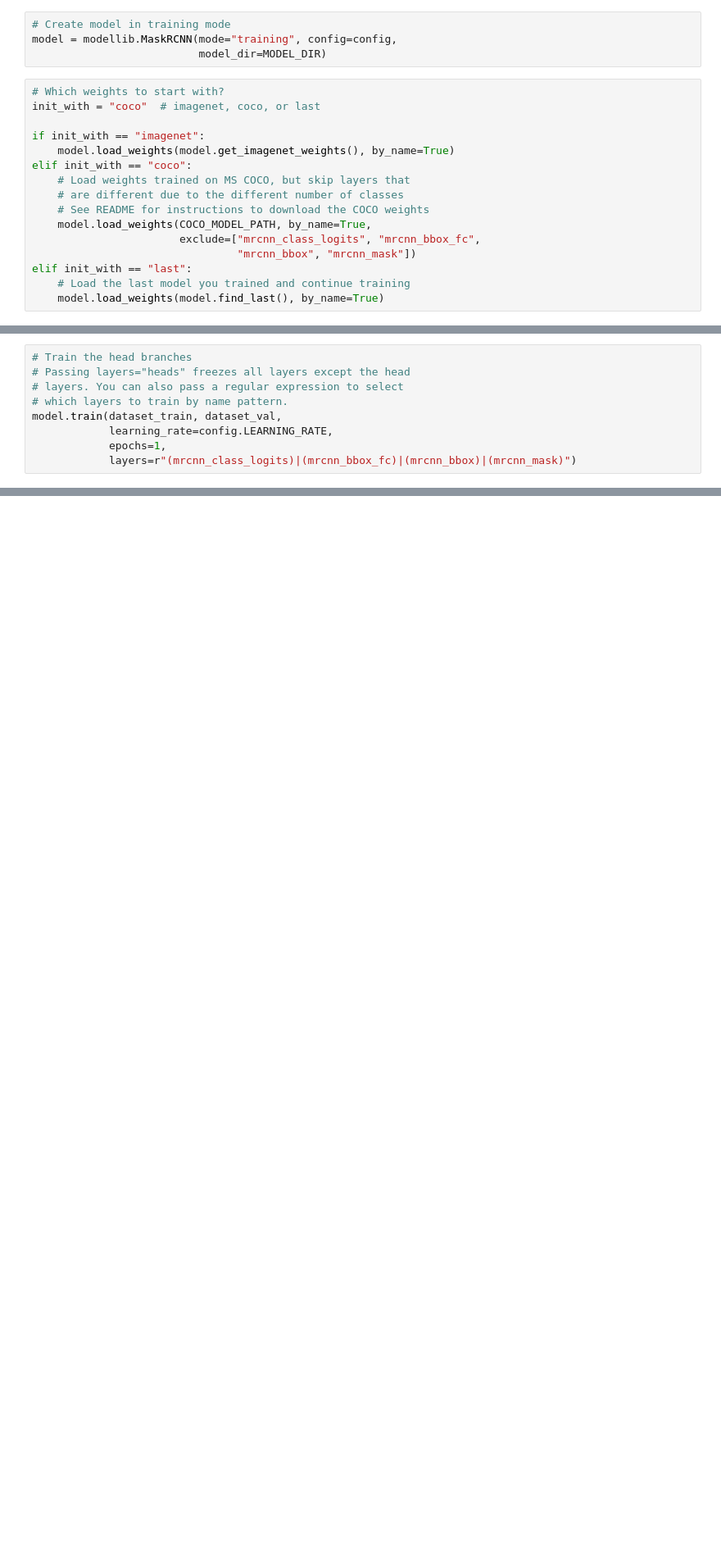
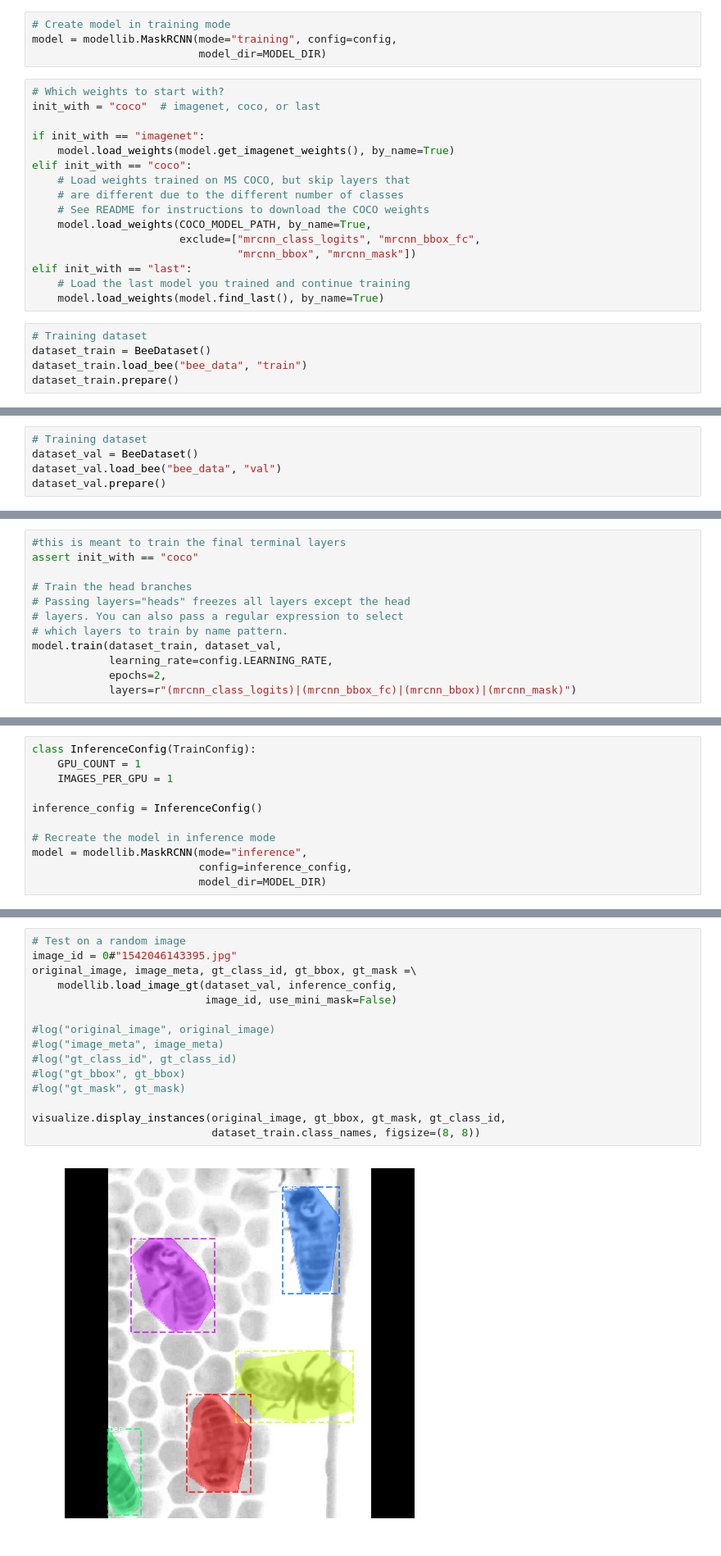
Before and after one commit to umd-fire-coml/BeeTrack, a Jupyter notebook: scripts/bee_mask.ipynb, the cells around one changed output, grey strips where cells are left out. Shown at 82% size. Saved outputs shown, nothing was run; the diff lists cells and outputs as text; blank space fills up the shorter version.

Commit message:
Preliminary training
eh results not so good but with more data we should be ok
the foundation for training is mostly here

```diff
--- a/scripts/bee_mask.ipynb
+++ b/scripts/bee_mask.ipynb
@@ -199,3 +291,8 @@ elif init_with == "coco":
 elif init_with == "last":
     # Load the last model you trained and continue training
     model.load_weights(model.find_last(), by_name=True)
+# %%
+# Training dataset
+dataset_train = BeeDataset()
+dataset_train.load_bee("bee_data", "train")
+dataset_train.prepare()
@@ -201,0 +303,5 @@ elif init_with == "last":
+# %%
+# Training dataset
+dataset_val = BeeDataset()
+dataset_val.load_bee("bee_data", "val")
+dataset_val.prepare()
@@ -202,9 +310,12 @@ elif init_with == "last":
 # %%
+#this is meant to train the final terminal layers
+assert init_with == "coco"
+
 # Train the head branches
 # Passing layers="heads" freezes all layers except the head
 # layers. You can also pass a regular expression to select
 # which layers to train by name pattern.
 model.train(dataset_train, dataset_val,
             learning_rate=config.LEARNING_RATE,
-            epochs=1,
+            epochs=2,
             layers=r"(mrcnn_class_logits)|(mrcnn_bbox_fc)|(mrcnn_bbox)|(mrcnn_mask)")
@@ -210,0 +346,11 @@ model.train(dataset_train, dataset_val,
+# %%
+class InferenceConfig(TrainConfig):
+    GPU_COUNT = 1
+    IMAGES_PER_GPU = 1
+
+inference_config = InferenceConfig()
+
+# Recreate the model in inference mode
+model = modellib.MaskRCNN(mode="inference",
+                          config=inference_config,
+                          model_dir=MODEL_DIR)
@@ -210,0 +369,17 @@ model.train(dataset_train, dataset_val,
+# %%
+# Test on a random image
+image_id = 0#"1542046143395.jpg"
+original_image, image_meta, gt_class_id, gt_bbox, gt_mask =\
+    modellib.load_image_gt(dataset_val, inference_config,
+                           image_id, use_mini_mask=False)
+
+#log("original_image", original_image)
+#log("image_meta", image_meta)
+#log("gt_class_id", gt_class_id)
+#log("gt_bbox", gt_bbox)
+#log("gt_mask", gt_mask)
+
+visualize.display_instances(original_image, gt_bbox, gt_mask, gt_class_id,
+                            dataset_train.class_names, figsize=(8, 8))
+# %% [output]
+[figure, added]
```
Also changed, not shown: parts of 31 cells of this notebook.
